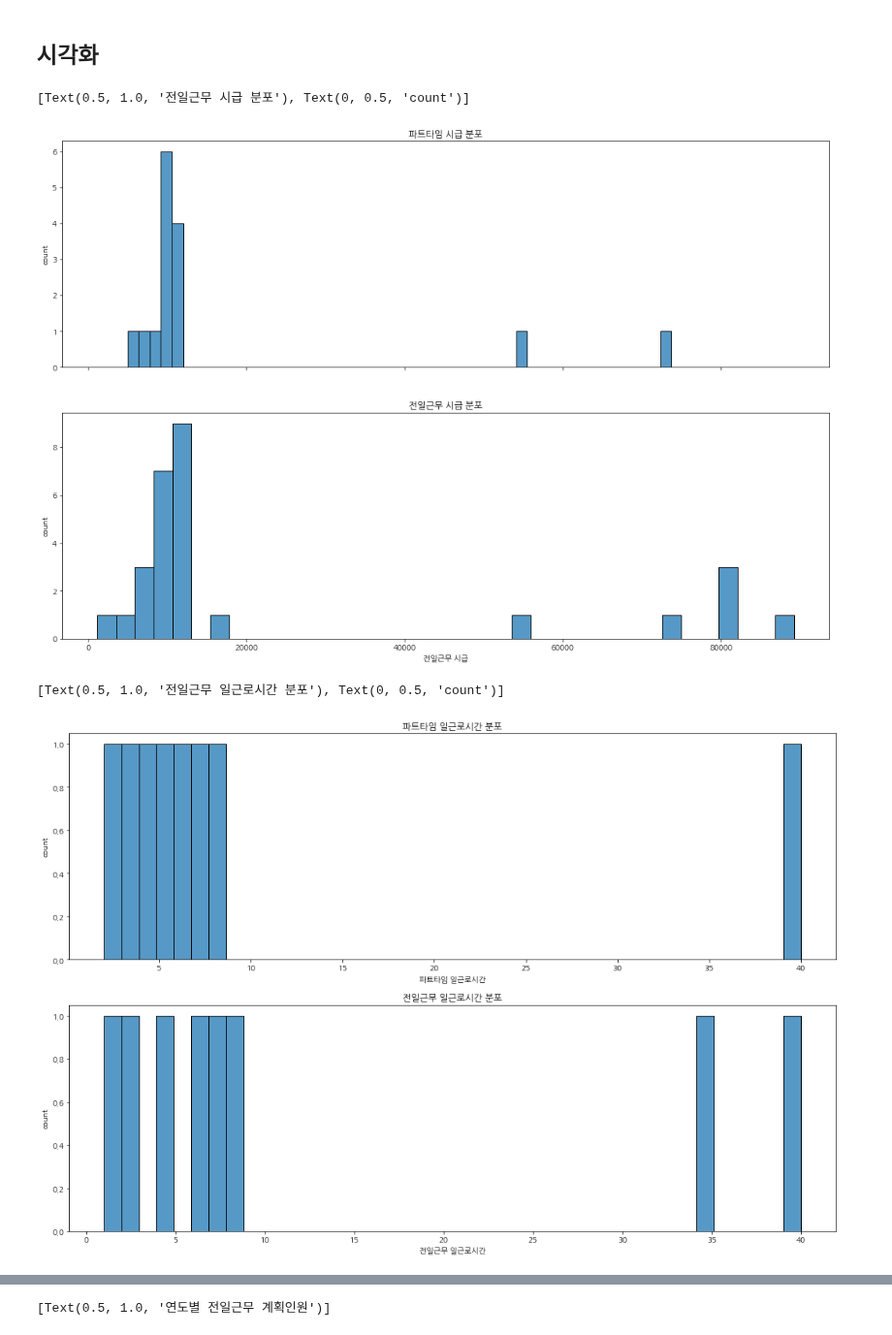
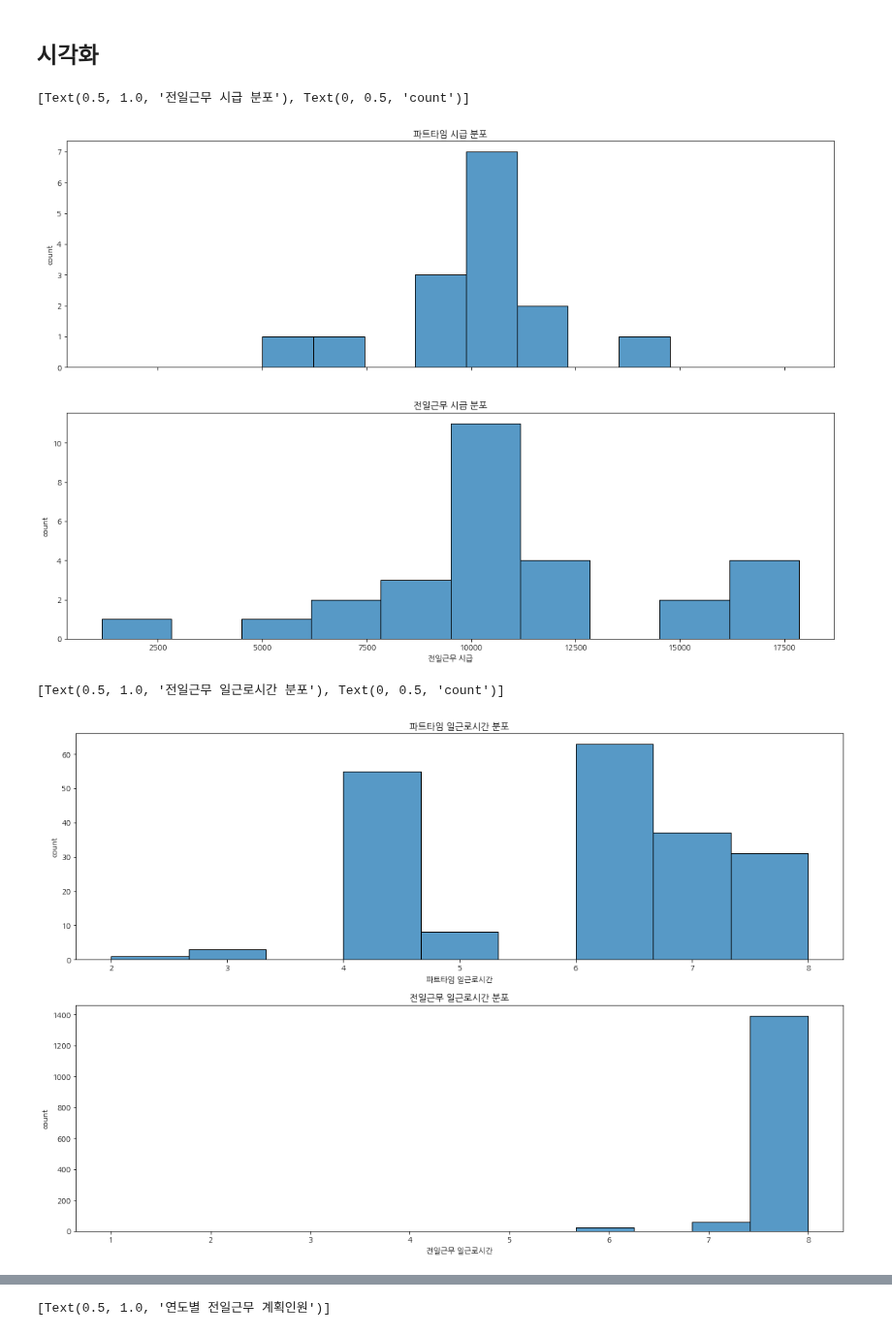
Before and after one commit to jsh0551/data_analysis_practice, a Jupyter notebook: 서울 열린데이터 광장/서울시 뉴딜일자리 사업정보.ipynb, the cells around one changed output, grey strips where cells are left out. Shown at 97% size. Cells and saved outputs as stored; diff of their text form; code cells hidden in the pictures.

```diff
--- a/서울 열린데이터 광장/서울시 뉴딜일자리 사업정보.ipynb
+++ b/서울 열린데이터 광장/서울시 뉴딜일자리 사업정보.ipynb
@@ -171,6 +171,18 @@ dtype: int64
 # %%
 date_cols = ['시작년도','시작월','시작일','종료년도','종료월','종료일']
 df[date_cols] = df[date_cols].astype('int')
+# %%
+idx1 = df[df['파트타임 시급']>40000].index
+df['파트타임 시급'].loc[idx1]/=5
+# %%
+idx2 = df[df['전일근무 시급']>40000].index
+df['전일근무 시급'].loc[idx2]/=5
+# %%
+idx1 = df[df['파트타임 일근로시간']>30].index
+df['파트타임 일근로시간'].iloc[idx1]/=5
+# %%
+idx2 = df[df['전일근무 일근로시간']>30].index
+df['전일근무 일근로시간'].iloc[idx2]/=5
 # %% [markdown]
 ## 시각화
 # %%
@@ -181,16 +193,14 @@ sns.histplot(data=sub_df1[sub_df1['파트타임 시급']!=0]['파트타임 시
 sns.histplot(data=sub_df2[sub_df2['전일근무 시급']!=0]['전일근무 시급'],ax=axes[1]).set(title='전일근무 시급 분포',ylabel='count')
 # %% [output]
 [Text(0.5, 1.0, '전일근무 시급 분포'), Text(0, 0.5, 'count')]
-[figure, old version]
+[figure, new version]
 # %%
-sub_df1 = df.groupby(by=['파트타임 일근로시간'],as_index=False).count()
-sub_df2 = df.groupby(by=['전일근무 일근로시간'],as_index=False).count()
 fig,axes = plt.subplots(2,1,figsize=(18,12))
-sns.histplot(data=sub_df1[sub_df1['파트타임 일근로시간']!=0]['파트타임 일근로시간'],bins=40,ax=axes[0]).set(title='파트타임 일근로시간 분포',ylabel='count')
-sns.histplot(data=sub_df2[sub_df2['전일근무 일근로시간']!=0]['전일근무 일근로시간'],bins=40,ax=axes[1]).set(title='전일근무 일근로시간 분포',ylabel='count')
+sns.histplot(data=df[df['파트타임 일근로시간']!=0]['파트타임 일근로시간'],ax=axes[0]).set(title='파트타임 일근로시간 분포',ylabel='count')
+sns.histplot(data=df[df['전일근무 일근로시간']!=0]['전일근무 일근로시간'],ax=axes[1]).set(title='전일근무 일근로시간 분포',ylabel='count')
 # %% [output]
 [Text(0.5, 1.0, '전일근무 일근로시간 분포'), Text(0, 0.5, 'count')]
-[figure, old version]
+[figure, new version]
 # %%
 sub_df = df[(df['파트타임 시급']!=0)&(df['전일근무 시급']!=0)].groupby(by=['시작년도'],as_index=False)['파트타임 시급','전일근무 시급'].mean()
 fig,axes = plt.subplots(1,2,figsize=(20,6))
```
Also changed, not shown: parts of 12 cells of this notebook.
